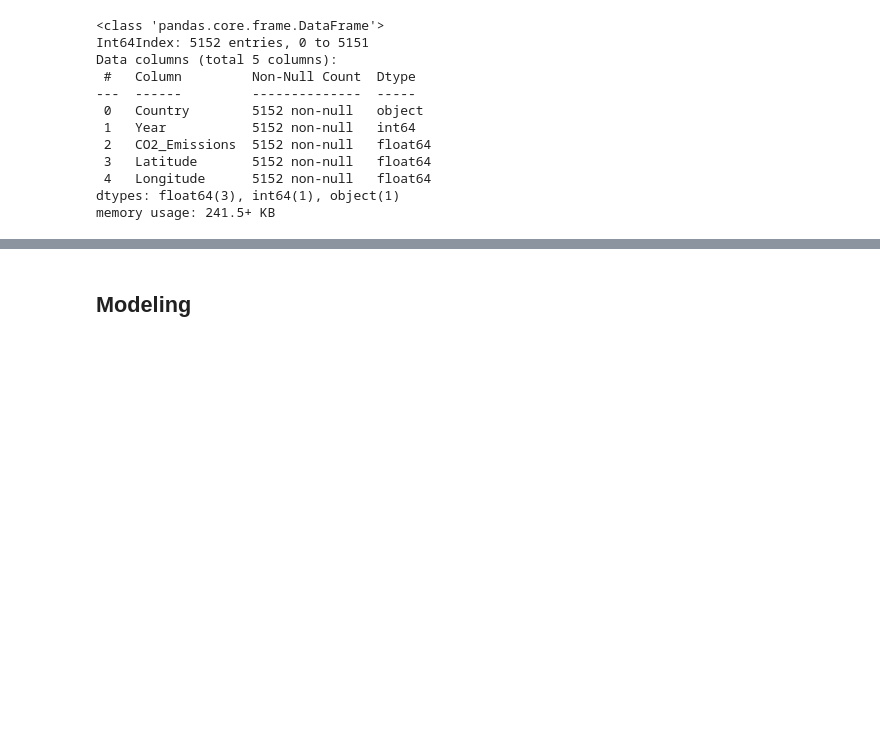
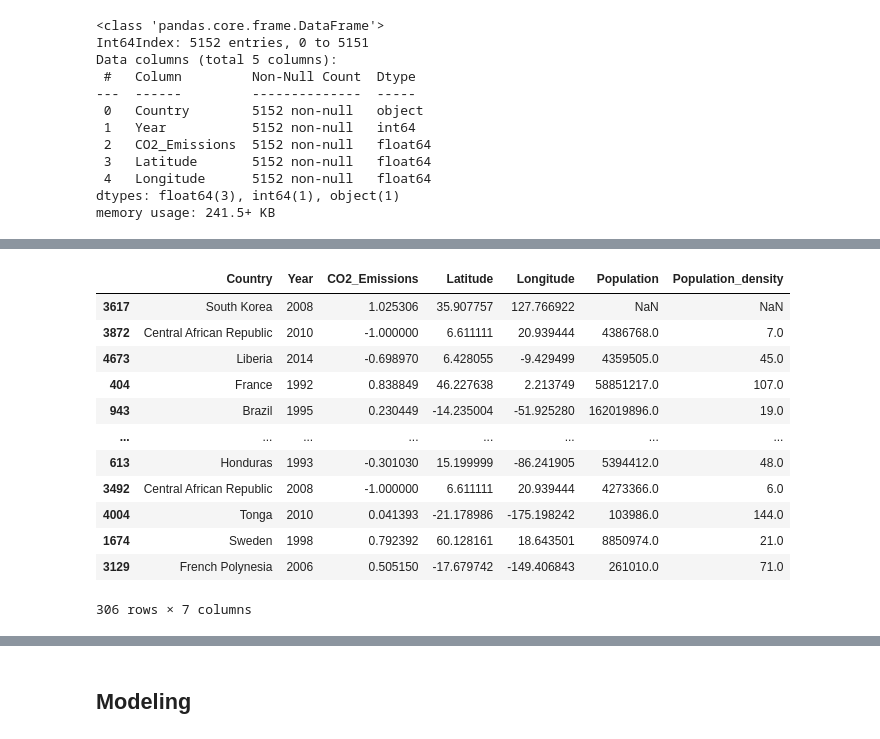
Before and after one commit to zuwa-oj/CO2-emissions-ML-project, a Jupyter notebook: src/notebooks/EDA.ipynb, the cells around one changed output, grey strips where cells are left out. Cells and saved outputs as stored; diff of their text form; code cells hidden in the pictures; blank space fills up the shorter version.

```diff
--- a/src/notebooks/EDA.ipynb
+++ b/src/notebooks/EDA.ipynb
@@ -677,0 +542,3 @@ df_pop.sample(7)
+# %%
+df_p = df_p.rename(columns={'Count': 'Population', 'Country Name': 'Country'}, inplace=False)
+df_p = df_p[df_p['Year'] > 1989]
@@ -677,0 +578,3 @@ df_pop.sample(7)
+# %%
+df_pd = df_pd.rename(columns={'Count': 'Population_density', 'Country Name': 'Country'}, inplace=False)
+df_pd = df_pd[df_pd['Year'] > 1989]
@@ -677,0 +594,3 @@ df_pop.sample(7)
+# %%
+# Merge 'df_p' and 'df_pd' on 'Country' and 'Year'
+merged_df = df_p.merge(df_pd, on=['Country', 'Year'], how='inner')
@@ -677,0 +624,4 @@ df_pop.sample(7)
+# %%
+df_finale = df_merged_ll.merge(merged_df, on=['Country', 'Year'], how='left')
+
+df_finale.sample(7)
@@ -677,0 +691,16 @@ df_pop.sample(7)
+# %%
+df_finale.sample(306)
+# %% [output]
+|  | Country | Year | CO2_Emissions | Latitude | Longitude | Population | Population_density |
+| 3617 | South Korea | 2008 | 1.025306 | 35.907757 | 127.766922 | NaN | NaN |
+| 3872 | Central African Republic | 2010 | -1.000000 | 6.611111 | 20.939444 | 4386768.0 | 7.0 |
+| 4673 | Liberia | 2014 | -0.698970 | 6.428055 | -9.429499 | 4359505.0 | 45.0 |
+| 404 | France | 1992 | 0.838849 | 46.227638 | 2.213749 | 58851217.0 | 107.0 |
+| 943 | Brazil | 1995 | 0.230449 | -14.235004 | -51.925280 | 162019896.0 | 19.0 |
+| ... | ... | ... | ... | ... | ... | ... | ... |
+| 613 | Honduras | 1993 | -0.301030 | 15.199999 | -86.241905 | 5394412.0 | 48.0 |
+| 3492 | Central African Republic | 2008 | -1.000000 | 6.611111 | 20.939444 | 4273366.0 | 6.0 |
+| 4004 | Tonga | 2010 | 0.041393 | -21.178986 | -175.198242 | 103986.0 | 144.0 |
+| 1674 | Sweden | 1998 | 0.792392 | 60.128161 | 18.643501 | 8850974.0 | 21.0 |
+| 3129 | French Polynesia | 2006 | 0.505150 | -17.679742 | -149.406843 | 261010.0 | 71.0 |
+306 rows × 7 columns
```
Also changed, not shown: parts of 48 cells of this notebook, 14 other files.
